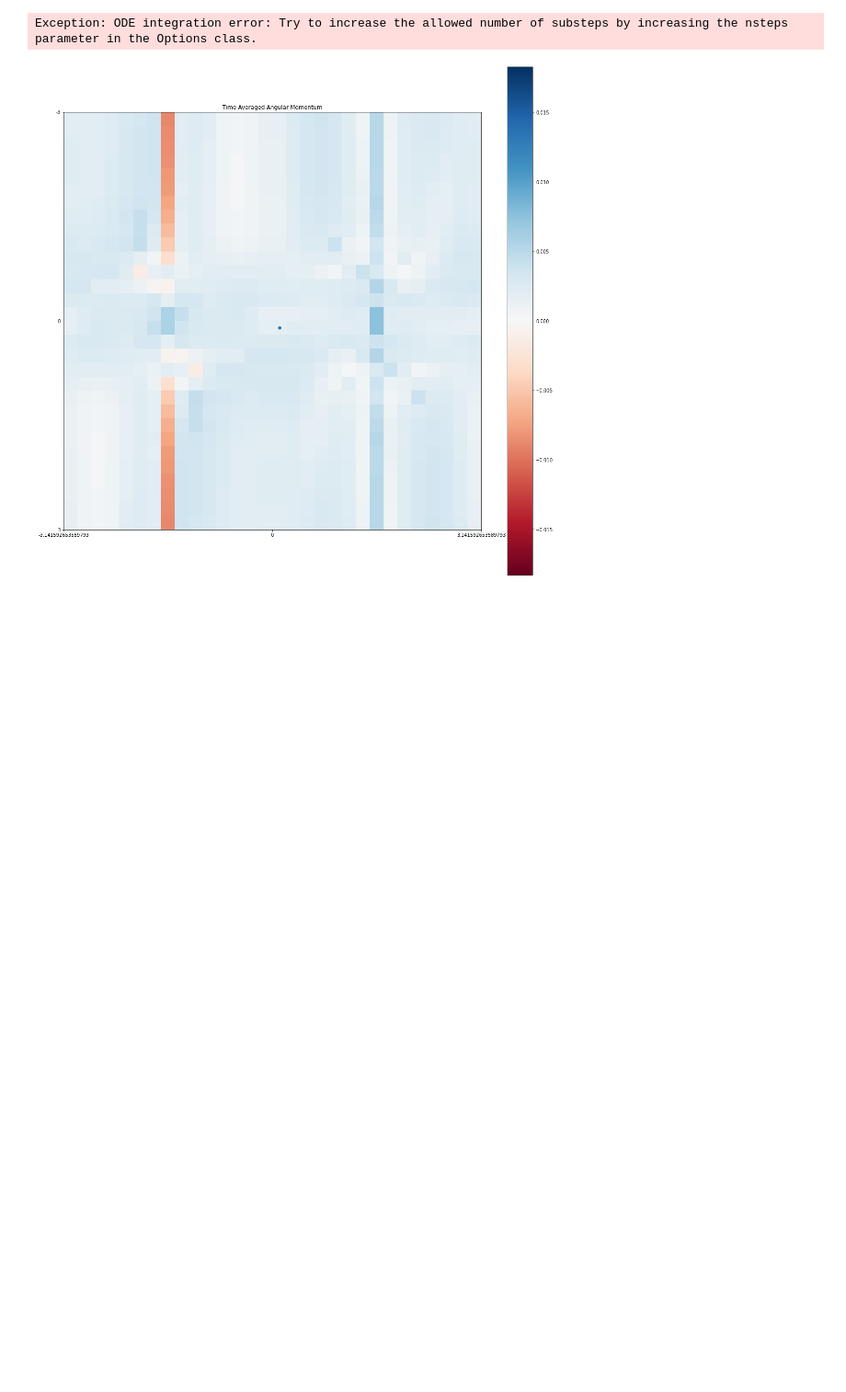
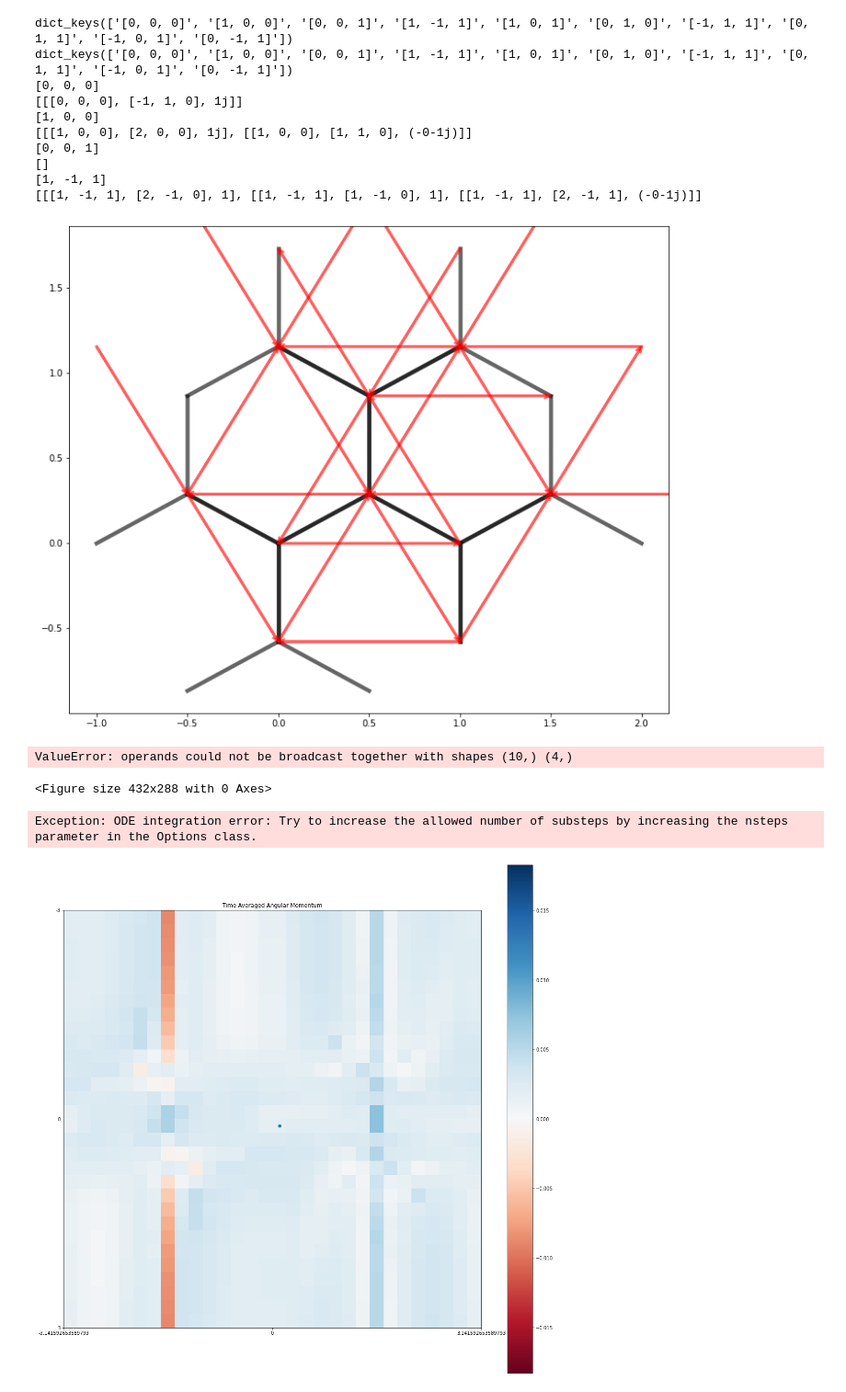
Before and after one commit to JordanK10/bernien_lab, a Jupyter notebook: Hamiltonians/Haldane_Model/hexagonal_lattice.ipynb, the cells around one changed output. Shown at 92% size. Saved outputs shown, nothing was run; the diff lists cells and outputs as text; code cells hidden in the pictures; blank space fills up the shorter version.

```diff
--- a/Hamiltonians/Haldane_Model/hexagonal_lattice.ipynb
+++ b/Hamiltonians/Haldane_Model/hexagonal_lattice.ipynb
@@ -176,6 +187,25 @@ def genAdj(symm,dim,wx,wy,wz,P,err):
     fig, ax = plt.subplots(ncols=1, sharey=True, figsize=(12,10))
     plotNodes(ax,nodes,t=0)
     return nodes
+# %%
+div = 1
+phi_range = np.sort(np.append(np.linspace(-np.pi,np.pi,div-1),0))
+m_range = np.linspace(-3*np.sqrt(3),3*np.sqrt(3),div)
+I_31_1,dI_31_1,om_31_1,dom_31_1,p_31_1,t_31_1,mu_31_1 = scanEdgeBehavior(phi_range,m_range,True,1,1,1,0,-.27)
+# %% [output]
+dict_keys(['[0, 0, 0]', '[1, 0, 0]', '[0, 0, 1]', '[1, -1, 1]', '[1, 0, 1]', '[0, 1, 0]', '[-1, 1, 1]', '[0, 1, 1]', '[-1, 0, 1]', '[0, -1, 1]'])
+dict_keys(['[0, 0, 0]', '[1, 0, 0]', '[0, 0, 1]', '[1, -1, 1]', '[1, 0, 1]', '[0, 1, 0]', '[-1, 1, 1]', '[0, 1, 1]', '[-1, 0, 1]', '[0, -1, 1]'])
+[0, 0, 0]
+[[[0, 0, 0], [-1, 1, 0], 1j]]
+[1, 0, 0]
+[[[1, 0, 0], [2, 0, 0], 1j], [[1, 0, 0], [1, 1, 0], (-0-1j)]]
+[0, 0, 1]
+[]
+[1, -1, 1]
+[[[1, -1, 1], [2, -1, 0], 1], [[1, -1, 1], [1, -1, 0], 1], [[1, -1, 1], [2, -1, 1], (-0-1j)]]
+[figure, added]
+ValueError: operands could not be broadcast together with shapes (10,) (4,)
+<Figure size 432x288 with 0 Axes>
 # %%
 ##
 #Functions for creating and reducing quantum objects. Also defines Hamiltonian parameters
```
Also changed, not shown: parts of 2 cells of this notebook, 1 other file.
